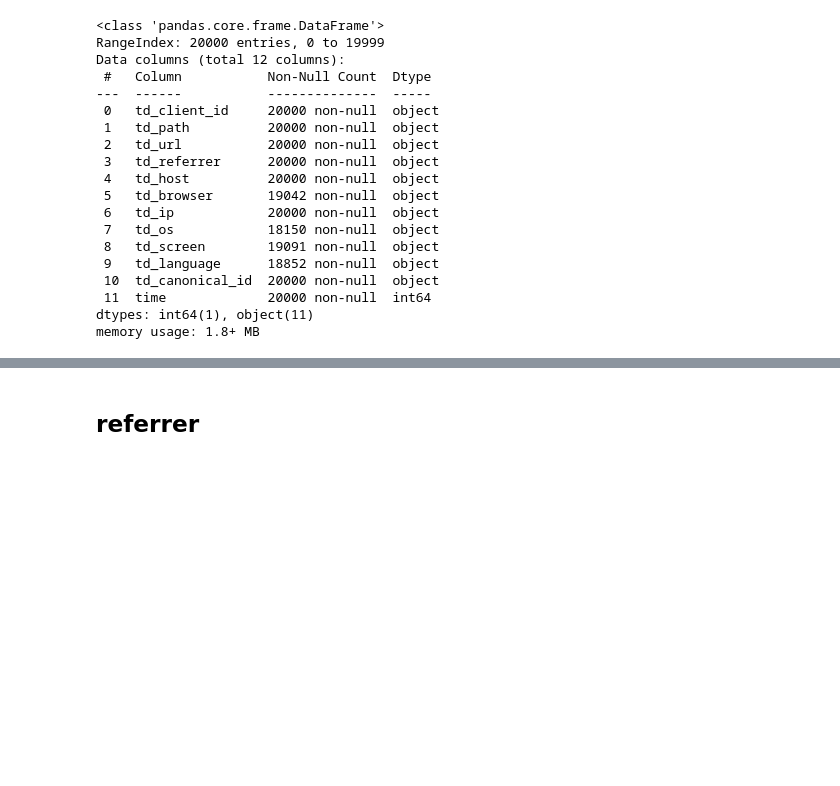
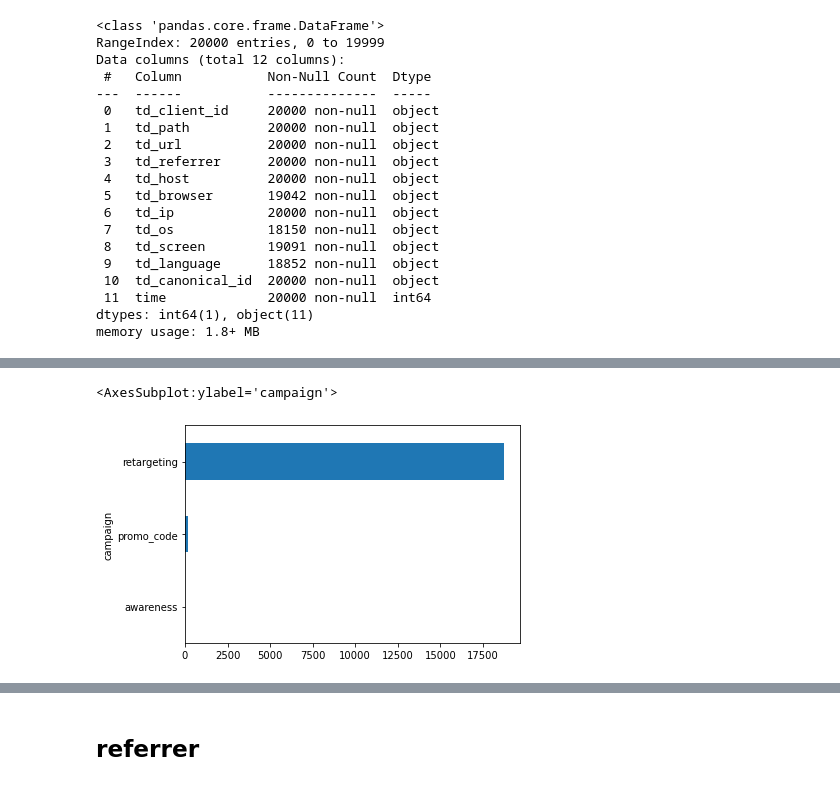
Before and after one commit to ghcn345/Treasure-Bikes, a Jupyter notebook: treasure_bikes_pageviews.ipynb, the cells around one changed output, grey strips where cells are left out. Cells and saved outputs as stored; diff of their text form; code cells hidden in the pictures; blank space fills up the shorter version.

```diff
--- a/treasure_bikes_pageviews.ipynb
+++ b/treasure_bikes_pageviews.ipynb
@@ -42,0 +54,7 @@ df.head()
+# %%
+df['campaign'] = df.utm.str[1].str.split('=').str[1]
+# %%
+df.groupby('campaign').size().plot(kind='barh')
+# %% [output]
+<AxesSubplot:ylabel='campaign'>
+[figure, added]
```
Also changed, not shown: parts of 18 cells of this notebook.
